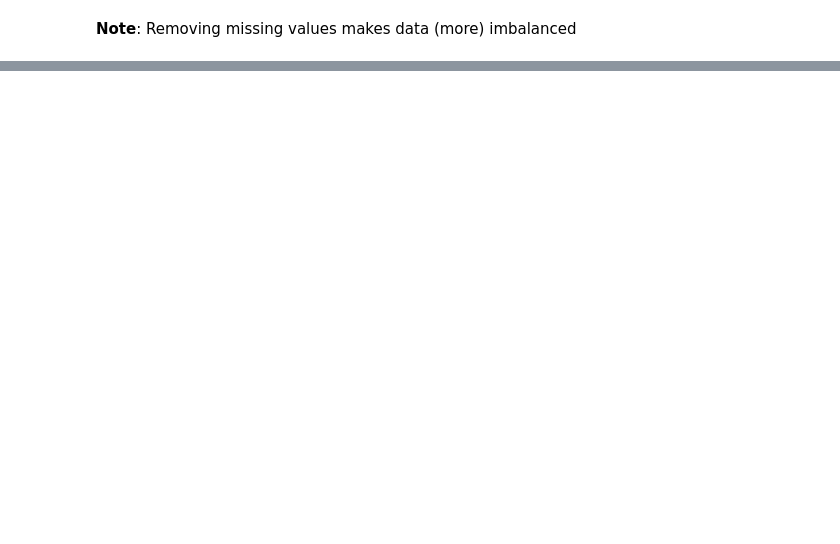
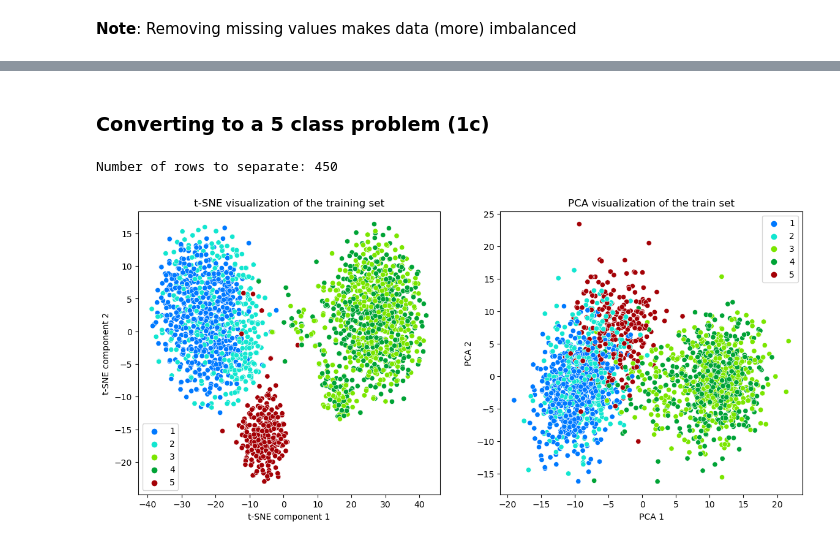
Before and after one commit to jespeols/MPCAS, a Jupyter notebook: MVE441_StatLearning/Exam/code/data_exploration.ipynb, the cells around one changed output, grey strips where cells are left out. Drawn from its saved outputs; the diff is of its cells as text; code cells hidden in the pictures; blank space fills up the shorter version.

```diff
--- a/MVE441_StatLearning/Exam/code/data_exploration.ipynb
+++ b/MVE441_StatLearning/Exam/code/data_exploration.ipynb
@@ -128,0 +225,23 @@ Number of missing values per class: [584 764 884 748]
+# %% [markdown]
+### Converting to a 5 class problem (1c)
+# %%
+df_5_classes = df_dropna.copy()
+
+# select 50% of class 3 to be separated, switch class 4 to be class 5
+rows_to_sep = df_5_classes[df_5_classes['class'] == 3].sample(frac=0.5, random_state=1234).index
+print(f'Number of rows to separate: {len(rows_to_sep)}')
+
+df_5_classes['class'] = df_5_classes['class'].replace(4, 5) # class 4 -> class 5
+df_5_classes.loc[rows_to_sep, 'class'] = 4 # separate 50% of class 3
+
+X_5_classes = df_5_classes.drop('class', axis=1).values
+y_5_classes = df_5_classes['class'].values
+
+# write to file
+df_5_classes.to_csv(os.path.join('data', 'data_5_classes.txt'), sep='\t', index=False)
+
+colors_classes = ["#0079FF", "#12E6D0", "#7BE600", "#00A336", "#A40106"]
+visualize_classes(X_5_classes, y_5_classes, colors_classes)
+# %% [output]
+Number of rows to separate: 450
+[figure, added]
```
Also changed, not shown: parts of 21 cells of this notebook.
